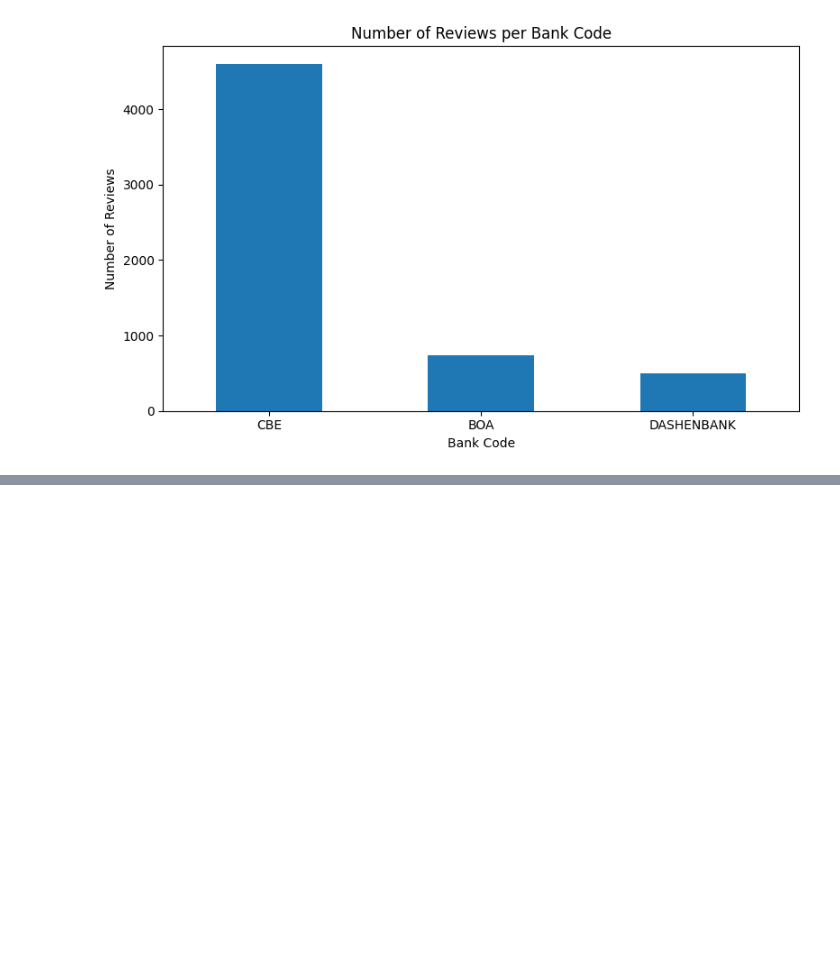
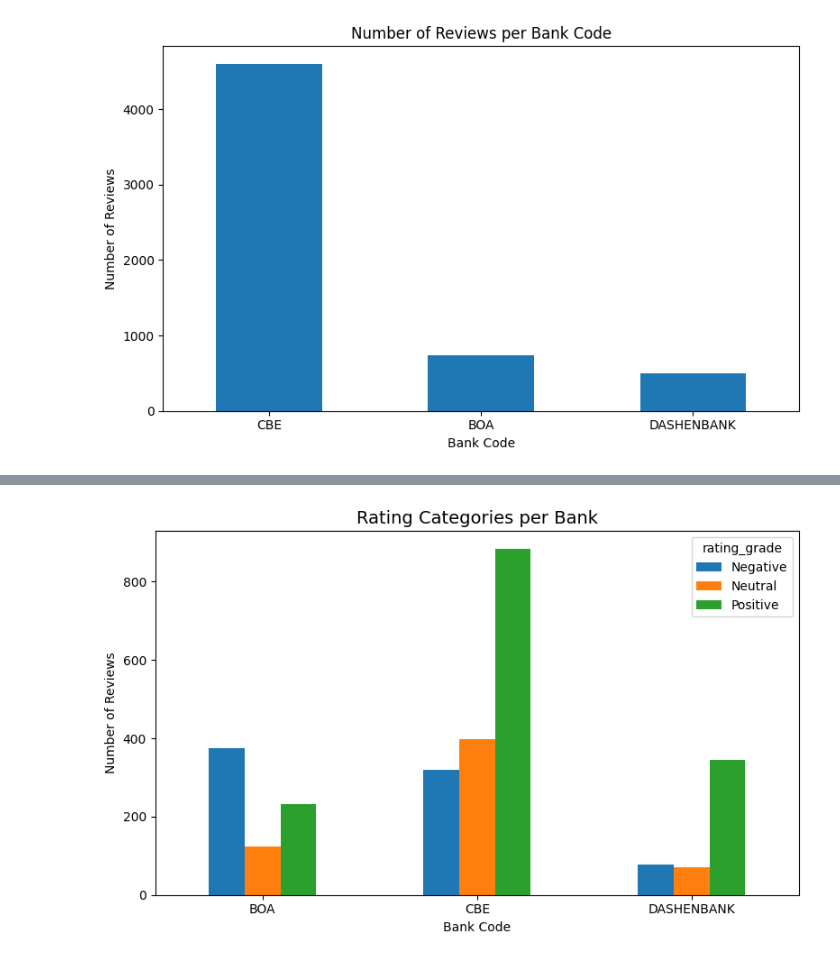
Before and after one commit to Abrhammmo/GooglePlay-scraping_week-2, a Jupyter notebook: Scripts/Scraping_and_sentiment.ipynb, the cells around one changed output, grey strips where cells are left out. Drawn from its saved outputs; the diff is of its cells as text; code cells hidden in the pictures; blank space fills up the shorter version.

```diff
--- a/Scripts/Scraping_and_sentiment.ipynb
+++ b/Scripts/Scraping_and_sentiment.ipynb
@@ -387,0 +435,88 @@ plt.show()
+# %%
+import pandas as pd
+import matplotlib.pyplot as plt
+
+# ---------------------------
+# 1. Load data
+# ---------------------------
+df = pd.read_csv("../Data/processed/cleaned_reviews_reduced.csv")
+
+# ---------------------------
+# 2. Grade numeric rating
+# ---------------------------
+def grade_rating(r):
+    if r > 4:
+        return "Positive"
+    elif r == 4:
+        return "Neutral"
+    elif r < 2:
+        return "Negative"
+    else:
+        return "Neutral"  # default for rating=2 or 3
+
+df["rating_grade"] = df["rating"].apply(grade_rating)
+
+# ---------------------------
+# 3. Count per bank
+# ---------------------------
+rating_per_bank = df.groupby(["bank_code", "rating_grade"]).size().unstack(fill_value=0)
+
+print("\nRating distribution per bank:")
+print(rating_per_bank)
+
+# ============================================================
+# 4. VISUALIZATIONS
+# ============================================================
+
+# ---------------------------
+# BAR GRAPH (per bank)
+# ---------------------------
+plt.figure(figsize=(8, 5))
+rating_per_bank.plot(kind="bar", figsize=(8, 5))
+
+plt.title("Rating Categories per Bank", fontsize=14)
+plt.ylabel("Number of Reviews")
+plt.xlabel("Bank Code")
+plt.xticks(rotation=0)
+plt.tight_layout()
+plt.show()
+
+# ---------------------------
+# HISTOGRAMS PER BANK
+# ---------------------------
+
+# Get list of banks
+banks = df["bank_code"].unique()
+banks = sorted(banks)  # optional order: ['BOA', 'CBE', 'DASHENBANK']
+
+# Number of banks
+n_banks = len(banks)
+
+plt.figure(figsize=(6 * n_banks, 5))
+
+for i, bank in enumerate(banks, 1):
+    bank_df = df[df["bank_code"] == bank]
+
+    plt.subplot(1, n_banks, i)
+    plt.hist(bank_df["rating"], bins=5)
+    plt.title(f"Ratings for {bank}", fontsize=14)
+    plt.xlabel("Rating")
+    plt.ylabel("Frequency")
+
+plt.tight_layout()
+plt.show()
+
+# ---------------------------
+# SCATTER PLOT (rating vs review length)
+# ---------------------------
+df["review_length"] = df["review_text"].astype(str).apply(len)
+
+plt.figure(figsize=(7, 5))
+plt.scatter(df["rating"], df["review_length"], alpha=0.35)
+
+plt.title("Scatter Plot: Rating vs Review Length", fontsize=14)
+plt.xlabel("Rating")
+plt.ylabel("Review Text Length")
+plt.tight_layout()
+plt.show()
+# %% [output]
@@ -387,0 +530 @@ plt.show()
+[figure, added]
```
Also changed, not shown: parts of 21 cells of this notebook.
